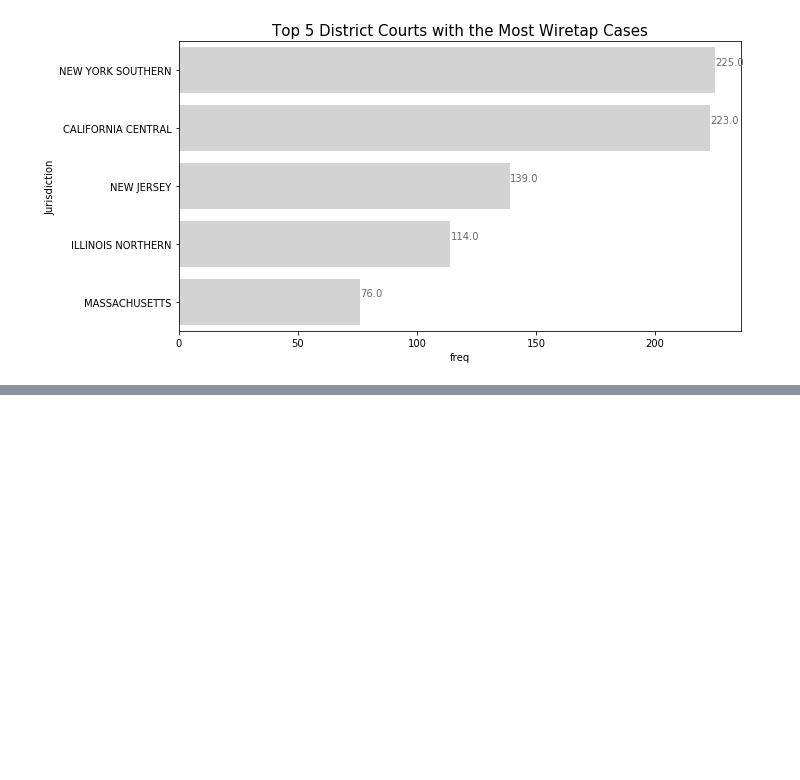
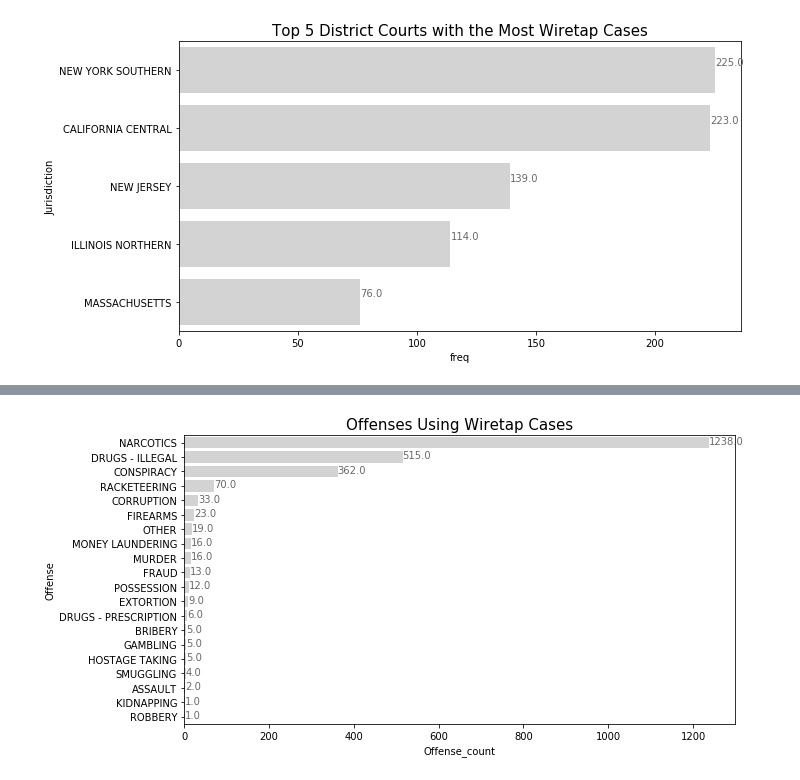
Before and after one commit to dyncdyn/data-studio-projects, a Jupyter notebook: 02.Wiretap/1.Wiretap.ipynb, the cells around one changed output, grey strips where cells are left out. Saved outputs shown, nothing was run; the diff lists cells and outputs as text; code cells hidden in the pictures; blank space fills up the shorter version.

```diff
--- a/02.Wiretap/1.Wiretap.ipynb
+++ b/02.Wiretap/1.Wiretap.ipynb
@@ -151,0 +146,3 @@ sns.distplot(df.Offense.value_counts())
+# %%
+DF['Offense_count'] = DF.groupby('Offense')['Offense'].transform('count')
+DF.head()
@@ -151,0 +157,3 @@ sns.distplot(df.Offense.value_counts())
+# %%
+DF_not_rp1 = DF.drop_duplicates('Offense').sort_values(['Offense_count'], ascending = False).reset_index(drop=True)
+DF_not_rp1
@@ -152,3 +179,16 @@ sns.distplot(df.Offense.value_counts())
+# %%
+plt.figure(figsize = (10,5))
+ax = sns.barplot(data = DF_not_rp1, x = 'Offense_count', y = 'Offense' , color='lightgrey')
+
+for i in ax.patches:
+    ax.text(i.get_width()+.1, i.get_y()+.51, \
+            str(((i.get_width()))), fontsize=10, color='dimgrey')
+plt.title('Offenses Using Wiretap Cases', fontsize = 15)
+
+plt.tight_layout()
+plt.savefig('output2.pdf')
+# %% [output]
+[figure, added]
 # %%
 df.sort_values(by = 'Total Cost($)', ascending = False)
 # %% [output]
```
Also changed, not shown: parts of 3 cells of this notebook.
